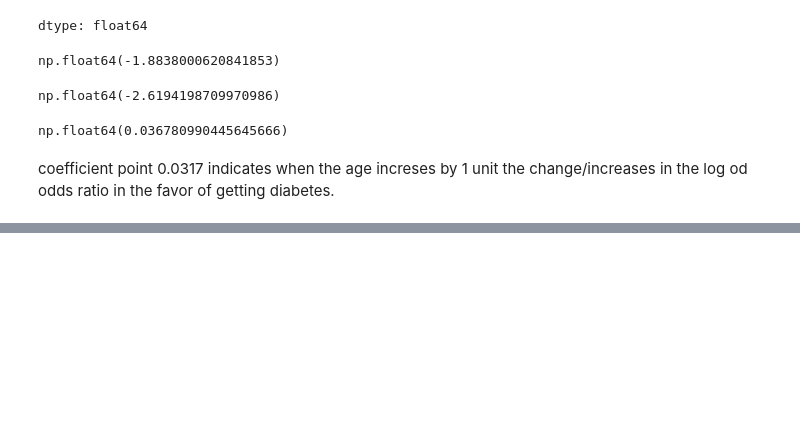
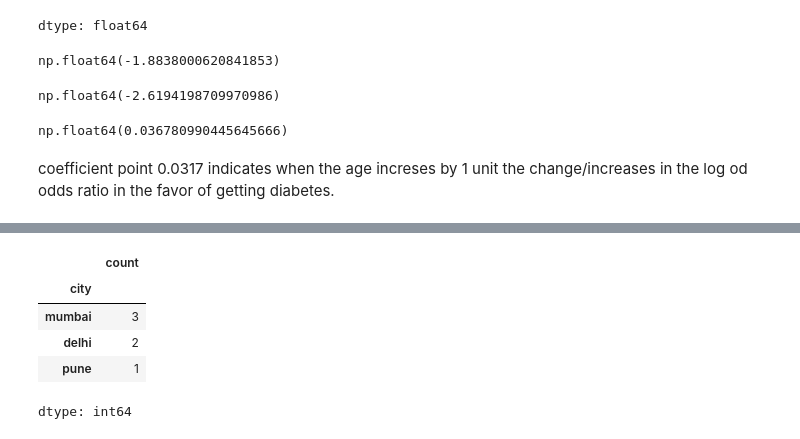
Before and after one commit to devdatta1429/BDA_Assignments, a Jupyter notebook: PML/Day_19_06_06.ipynb, the cells around one changed output, grey strips where cells are left out. Cells and saved outputs as stored; diff of their text form; code cells hidden in the pictures; blank space fills up the shorter version.

```diff
--- a/PML/Day_19_06_06.ipynb
+++ b/PML/Day_19_06_06.ipynb
@@ -181,0 +255,10 @@ coefficient point 0.0317 indicates when the age increses by 1 unit the change/in
+# %%
+df = pd.DataFrame({'city' : ['mumbai','mumbai','mumbai','delhi','delhi','pune']})
+df.value_counts()
+# %% [output]
+|  | count |
+| city |  |
+| mumbai | 3 |
+| delhi | 2 |
+| pune | 1 |
+dtype: int64
```
Also changed, not shown: parts of 12 cells of this notebook.
